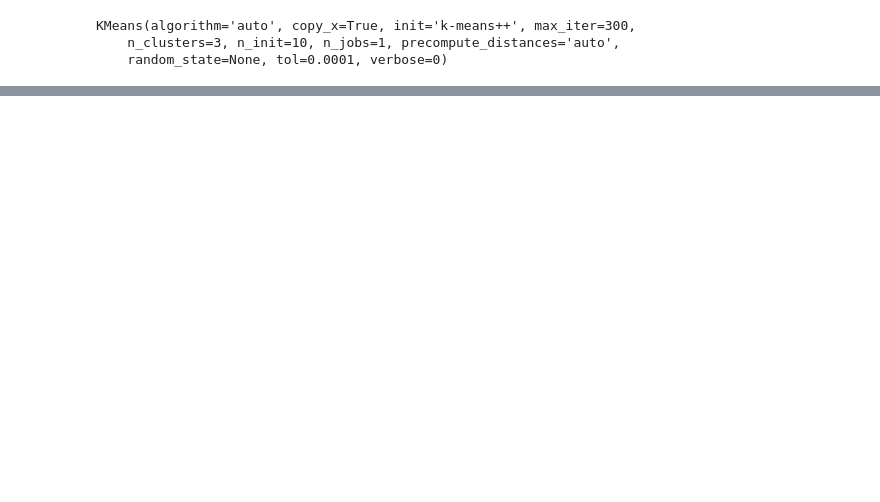
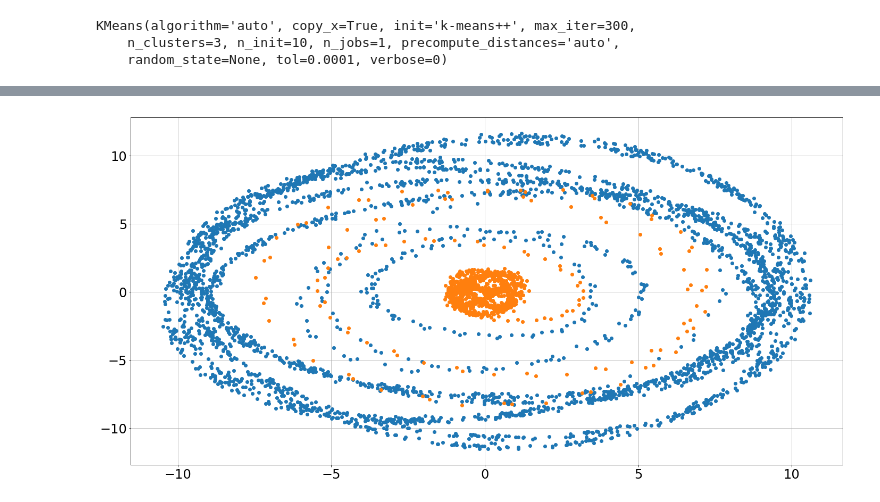
Before and after one commit to andriygav/TimeSeriesClustering, a Jupyter notebook: code/new.ipynb, the cells around one changed output, grey strips where cells are left out. Cells and saved outputs as stored; diff of their text form; code cells hidden in the pictures; blank space fills up the shorter version.

```diff
--- a/code/new.ipynb
+++ b/code/new.ipynb
@@ -254,0 +288,14 @@ plt.show()
+# %%
+# ind = np.where(prediction == 0)
+# _ = plt.plot(result_pca[T:, 0][ind], result_pca[T:, 1][ind], 'o')
+
+ind = np.where(prediction == 1)
+_ = plt.plot(result_pca[T:, 0][ind], result_pca[T:, 1][ind], 'o')
+
+ind = np.where(prediction == 2)
+_ = plt.plot(result_pca[T:, 0][ind], result_pca[T:, 1][ind], 'o')
+
+plt.grid()
+plt.show()
+# %% [output]
+[figure, added]
```
Also changed, not shown: parts of 12 cells of this notebook.
